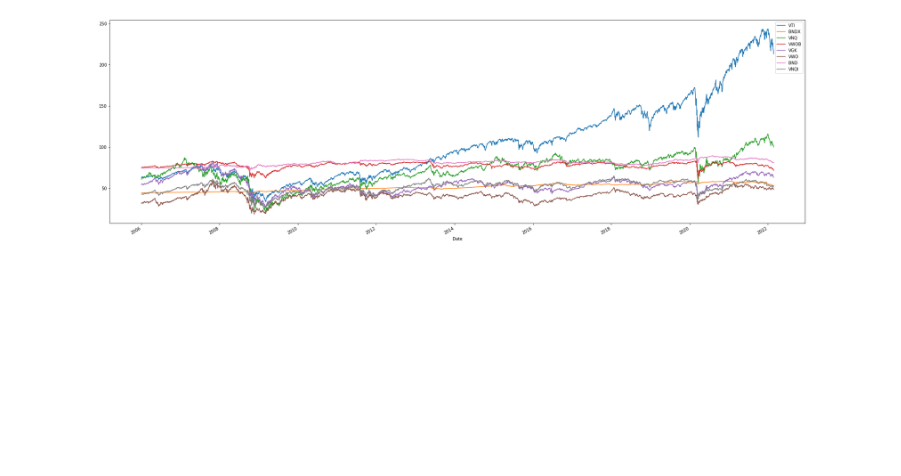
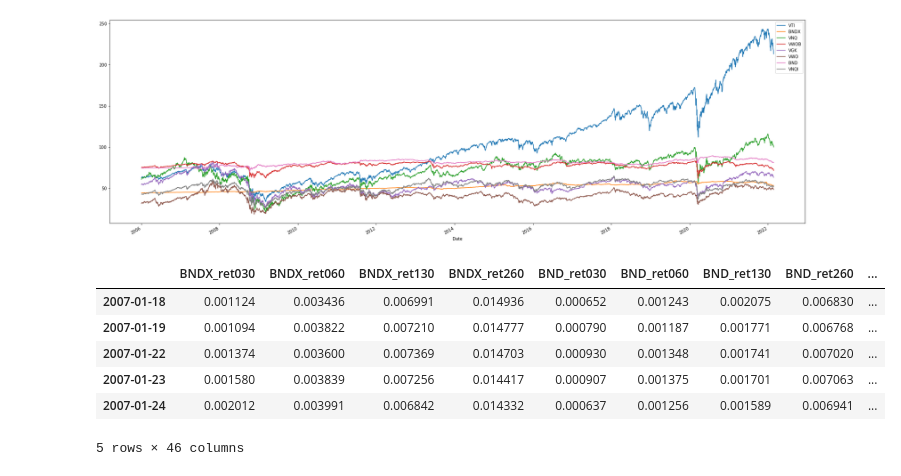
Before and after one commit to kibeomkim14/DL_Enhanced_RiskParity, a Jupyter notebook: notebooks/data_processing.ipynb, the cells around one changed output. Saved outputs shown, nothing was run; the diff lists cells and outputs as text; code cells hidden in the pictures; blank space fills up the shorter version.

```diff
--- a/DATA/data_processing.ipynb
+++ b/notebooks/data_processing.ipynb
@@ -40,9 +40,9 @@ SP500.csv
 df = df.loc['2001-01-01':,:].ffill().dropna(axis=0)
 # %%
 # feature engineering
-macro_features = df.loc[:,['JPY','US10Y','Gold','Copper','Oil','SP500','US_Pay','US_GDP','US_CPI']]
-macro_features['10Y-2YSpread']  = df['US10Y'] - df['US2Y']
-macro_features['2Y-3MSpread']   = df['US2Y'] - df['US3M']
-macro_features['Cop/Gold']      = df['Copper'].div(df['Gold'])
-macro_features['SP500/DJIA']    = df['SP500'].div(df['DJIA'])
-macro_features['SP500/Rus2000'] = df['SP500'].div(df['Russell2000'])
+macro_data = df.loc[:,['JPY','US10Y','Gold','Copper','Oil','SP500','US_Pay','US_GDP','US_CPI']]
+macro_data['10Y-2YSpread']  = df['US10Y'] - df['US2Y']
+macro_data['2Y-3MSpread']   = df['US2Y'] - df['US3M']
+macro_data['Cop/Gold']      = df['Copper'].div(df['Gold'])
+macro_data['SP500/DJIA']    = df['SP500'].div(df['DJIA'])
+macro_data['SP500/Rus2000'] = df['SP500'].div(df['Russell2000'])
@@ -174,7 +125,18 @@ df_etf.plot(figsize=(30,10))
 <AxesSubplot:xlabel='Date'>
 [figure]
 # %%
+# Now create features related to price data
 df_etf_30  = df_etf/df_etf.shift(30) - 1
 df_etf_60  = df_etf/df_etf.shift(60) - 1
 df_etf_130 = df_etf/df_etf.shift(130) - 1
 df_etf_260 = df_etf/df_etf.shift(260) - 1
+
+# rename columns that matches
+df_etf_30  = df_etf_30.add_suffix('_ret030')
+df_etf_60  = df_etf_60.add_suffix('_ret060')
+df_etf_130 = df_etf_130.add_suffix('_ret130')
+df_etf_260 = df_etf_260.add_suffix('_ret260')
+
+# concatenate all etf return features
+price_data = pd.concat([df_etf_30, df_etf_60, df_etf_130, df_etf_260],axis=1)
+price_data = price_data.sort_index(axis=1)
@@ -193,0 +143,21 @@ df_etf.loc['2005-01-01':'2022-02-23',:].to_csv('price_volume.csv')
+# %%
+macro_data.index = pd.to_datetime(macro_data.index)
+price_data.index = pd.to_datetime(price_data.index)
+
+# find dates that both data exist
+index = pd.to_datetime(np.intersect1d(macro_data.index, price_data.index))
+
+# concatenate price and macro features
+feature = pd.concat([price_data.loc[index,:], macro_data.loc[index,:]], axis=1)
+feature = feature.dropna(axis=0)
+# %%
+feature.to_csv('input/features.csv')
+feature.head()
+# %% [output]
+|  | BNDX_ret030 | BNDX_ret060 | BNDX_ret130 | BNDX_ret260 | BND_ret030 | BND_ret060 | BND_ret130 | BND_ret260 | ... |
+| 2007-01-18 | 0.001124 | 0.003436 | 0.006991 | 0.014936 | 0.000652 | 0.001243 | 0.002075 | 0.006830 | ... |
+| 2007-01-19 | 0.001094 | 0.003822 | 0.007210 | 0.014777 | 0.000790 | 0.001187 | 0.001771 | 0.006768 | ... |
+| 2007-01-22 | 0.001374 | 0.003600 | 0.007369 | 0.014703 | 0.000930 | 0.001348 | 0.001741 | 0.007020 | ... |
+| 2007-01-23 | 0.001580 | 0.003839 | 0.007256 | 0.014417 | 0.000907 | 0.001375 | 0.001701 | 0.007063 | ... |
+| 2007-01-24 | 0.002012 | 0.003991 | 0.006842 | 0.014332 | 0.000637 | 0.001256 | 0.001589 | 0.006941 | ... |
+5 rows × 46 columns
```
Also changed, not shown: parts of 9 cells of this notebook, 38 other files.
